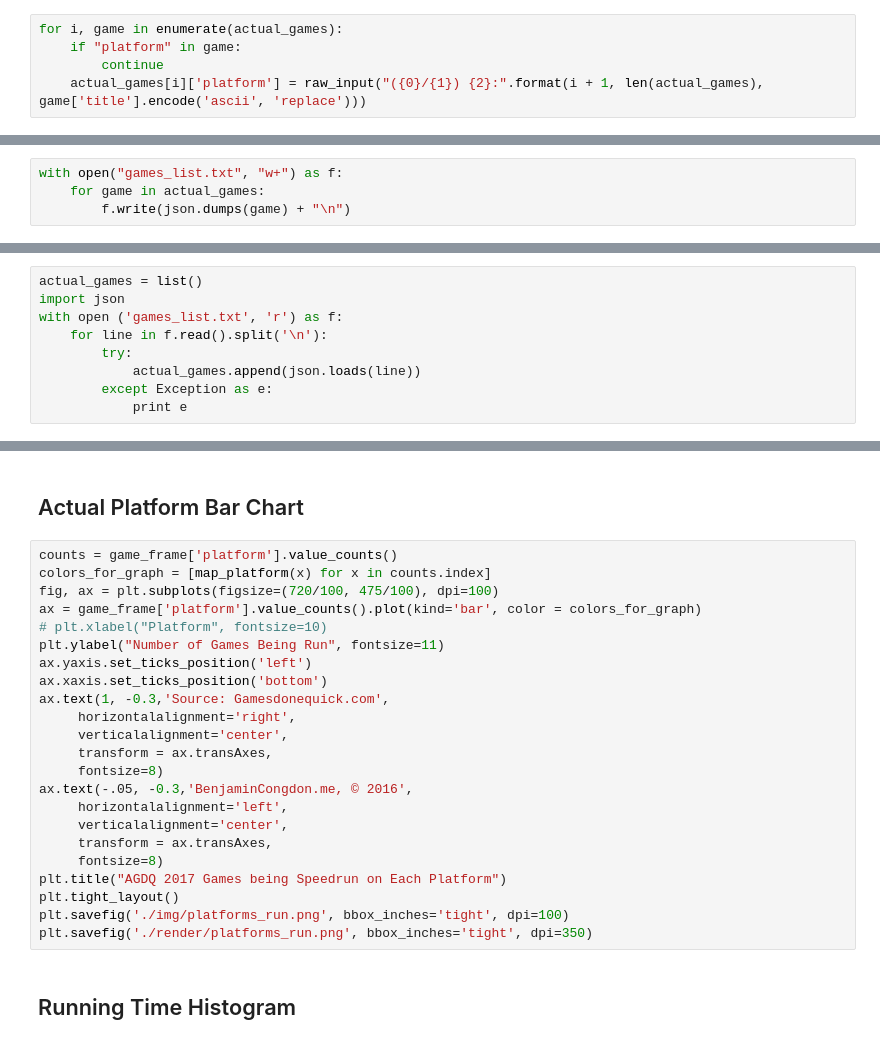
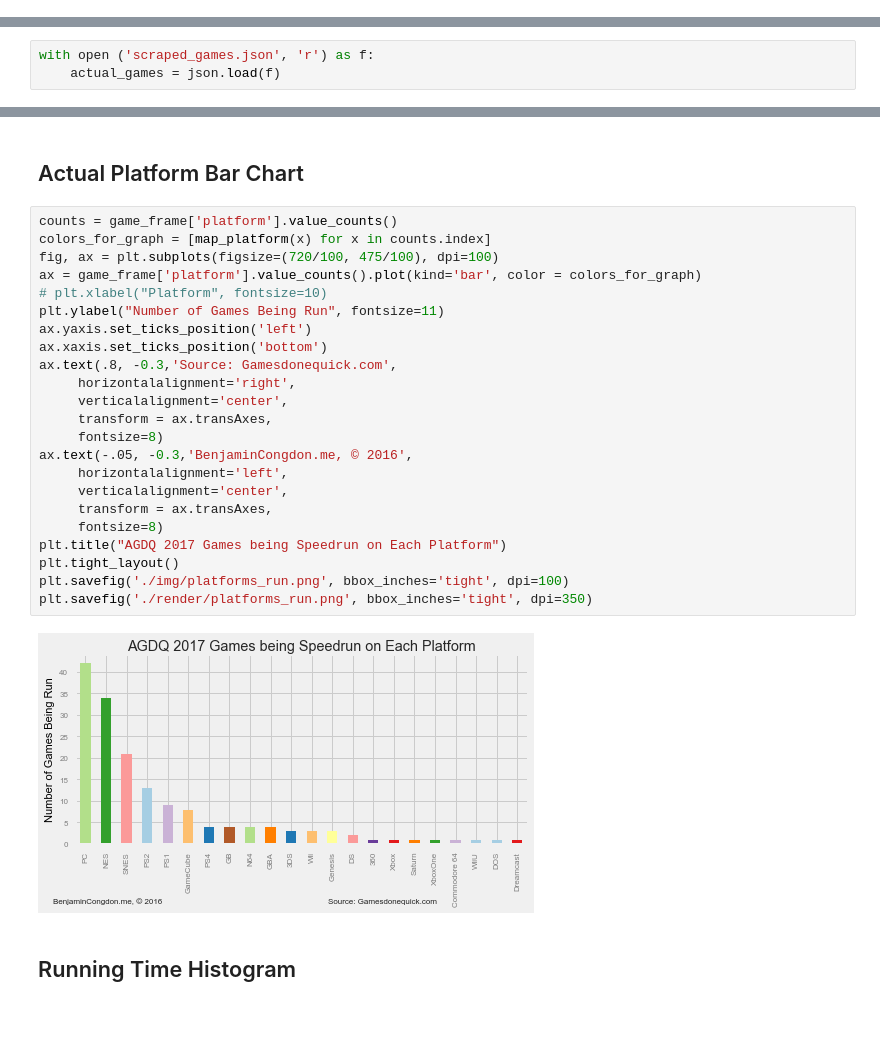
Before and after one commit to bcongdon/agdq-2017-schedule-analysis, a Jupyter notebook: AGDQ-2017-Schedule-Analysis.ipynb, the cells around one changed output, grey strips where cells are left out. Saved outputs shown, nothing was run; the diff lists cells and outputs as text; blank space fills up the shorter version.

Commit message:
First run of visualizations :sparkles:

```diff
--- a/AGDQ-2017-Schedule-Analysis.ipynb
+++ b/AGDQ-2017-Schedule-Analysis.ipynb
@@ -110,5 +14,0 @@ actual_games = [x for x in games if x['data']]
-# %%
-for i, game in enumerate(actual_games):
-    if "platform" in game:
-        continue
-    actual_games[i]['platform'] = raw_input("({0}/{1}) {2}:".format(i + 1, len(actual_games), game['title'].encode('ascii', 'replace')))
@@ -117,18 +15,8 @@ for i, game in enumerate(actual_games):
-# %%
-with open("games_list.txt", "w+") as f:
-    for game in actual_games:
-        f.write(json.dumps(game) + "\n")
 # %% [markdown]
 ### Load from JSON
-# %%
-actual_games = list()
-import json
-with open ('games_list.txt', 'r') as f:
-    for line in f.read().split('\n'):
-        try:
-            actual_games.append(json.loads(line))
-        except Exception as e:
-            print e
+# %%
+with open ('scraped_games.json', 'r') as f:
+    actual_games = json.load(f)
 # %% [markdown]
 # Graphs
 # %% [markdown]
@@ -320,26 +237,28 @@ plt.savefig('./render/running_time_v_release_date.png', bbox_inches='tight', dpi
 # %%
 counts = game_frame['platform'].value_counts()
 colors_for_graph = [map_platform(x) for x in counts.index]
 fig, ax = plt.subplots(figsize=(720/100, 475/100), dpi=100)
 ax = game_frame['platform'].value_counts().plot(kind='bar', color = colors_for_graph)
 # plt.xlabel("Platform", fontsize=10)
 plt.ylabel("Number of Games Being Run", fontsize=11)
 ax.yaxis.set_ticks_position('left')
 ax.xaxis.set_ticks_position('bottom')
-ax.text(1, -0.3,'Source: Gamesdonequick.com',
+ax.text(.8, -0.3,'Source: Gamesdonequick.com',
      horizontalalignment='right',
      verticalalignment='center',
      transform = ax.transAxes,
      fontsize=8)
 ax.text(-.05, -0.3,'BenjaminCongdon.me, © 2016',
      horizontalalignment='left',
      verticalalignment='center',
      transform = ax.transAxes,
      fontsize=8)
 plt.title("AGDQ 2017 Games being Speedrun on Each Platform")
 plt.tight_layout()
 plt.savefig('./img/platforms_run.png', bbox_inches='tight', dpi=100)
 plt.savefig('./render/platforms_run.png', bbox_inches='tight', dpi=350)
+# %% [output]
+[figure, added]
 # %% [markdown]
 ## Running Time Histogram
 # %%
```
Also changed, not shown: parts of 17 cells of this notebook, 13 other files.
